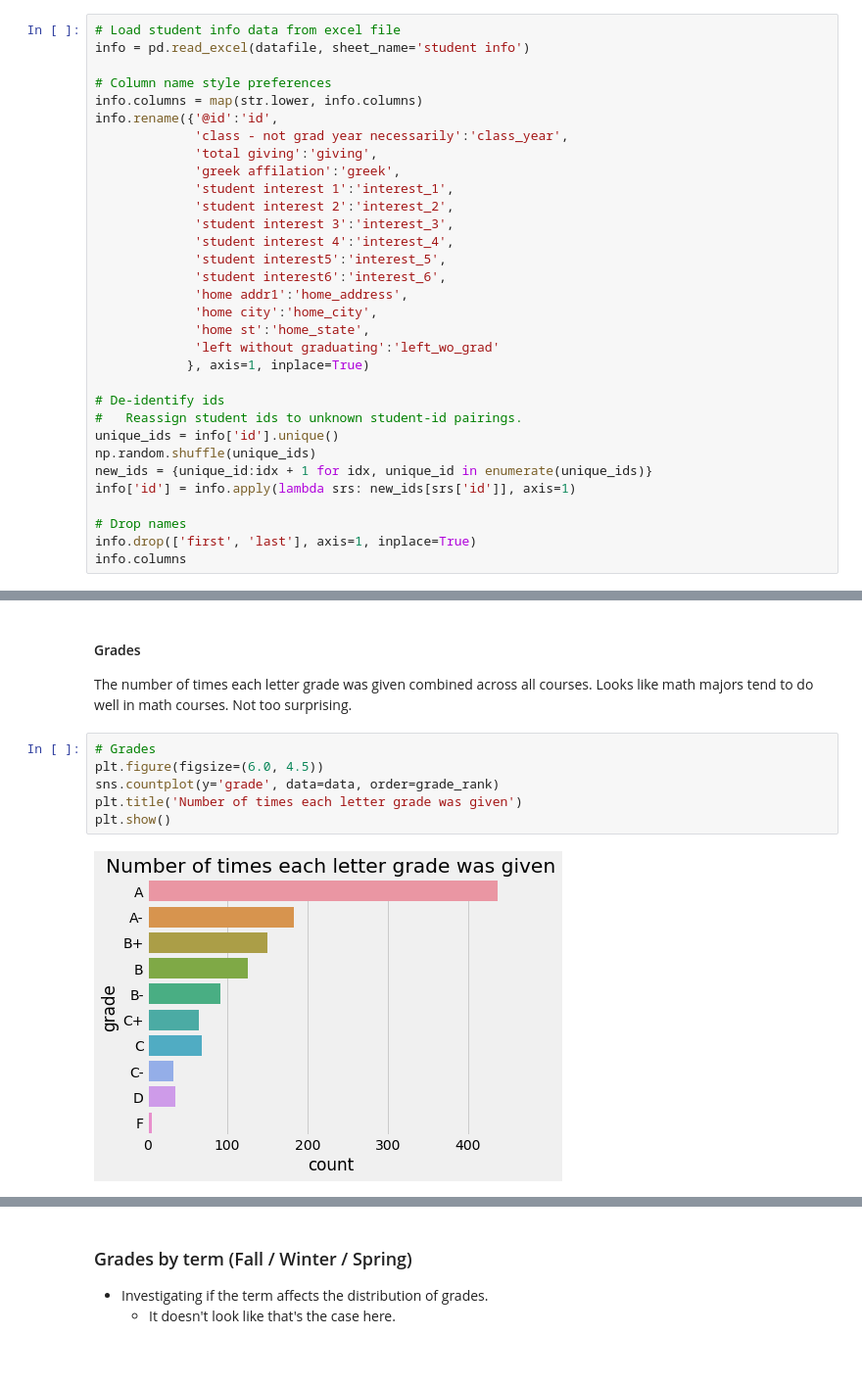
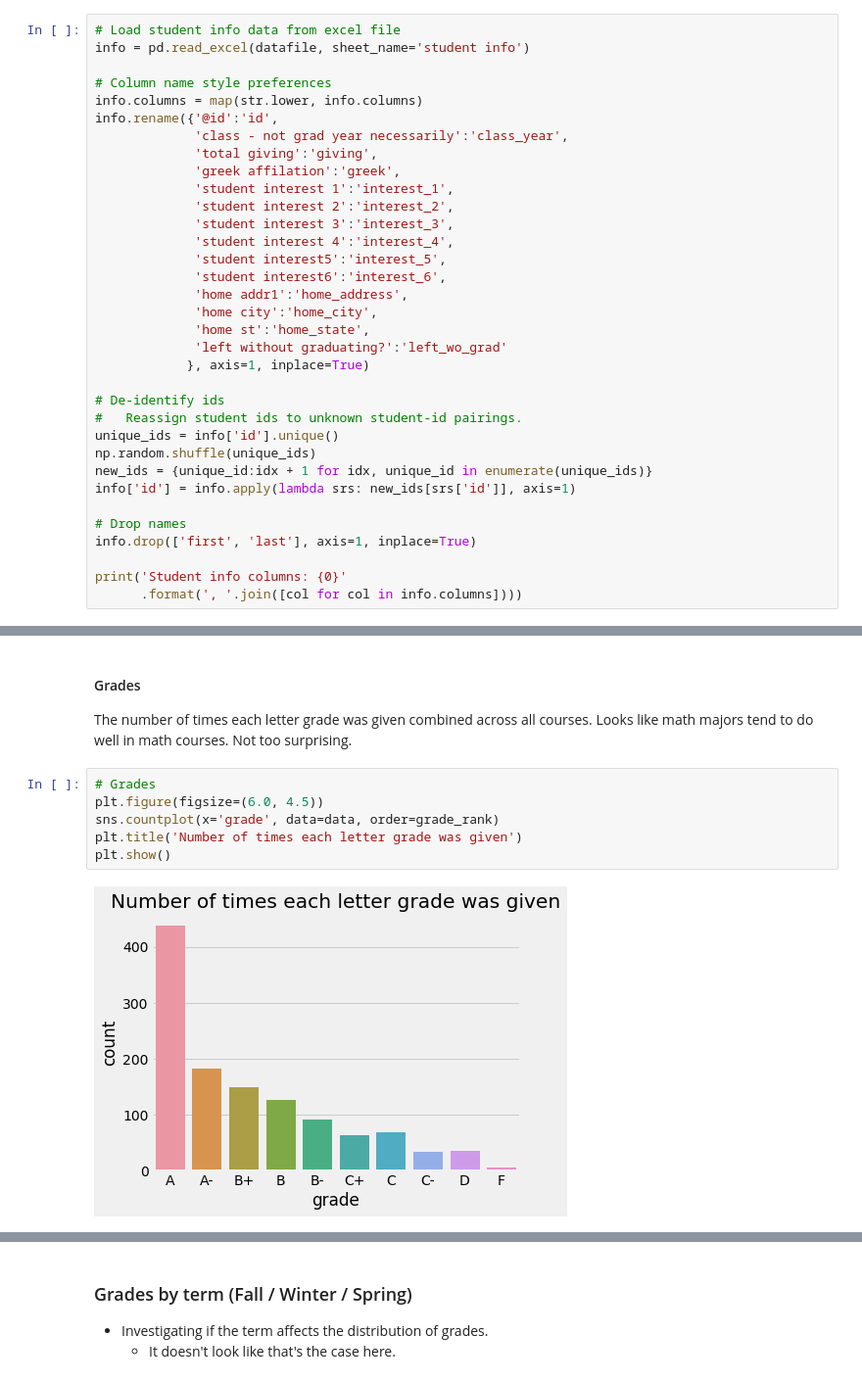
Before and after one commit to pmgasper/union_students, a Jupyter notebook: data_exploration.ipynb, the cells around one changed output, grey strips where cells are left out. Shown at 98% size. Cells and saved outputs as stored; diff of their text form.

```diff
--- a/data_exploration.ipynb
+++ b/data_exploration.ipynb
@@ -73,7 +73,7 @@ info.rename({'@id':'id',
              'home addr1':'home_address',
              'home city':'home_city',
              'home st':'home_state',
-             'left without graduating':'left_wo_grad'
+             'left without graduating?':'left_wo_grad'
             }, axis=1, inplace=True)
 
 # De-identify ids
@@ -85,5 +85,7 @@ info['id'] = info.apply(lambda srs: new_ids[srs['id']], axis=1)
 
 # Drop names
 info.drop(['first', 'last'], axis=1, inplace=True)
-info.columns
+
+print('Student info columns: {0}'
+      .format(', '.join([col for col in info.columns])))
 # %% [output]
@@ -220,8 +332,8 @@ The number of times each letter grade was given combined across all courses. Loo
 # %%
 # Grades
 plt.figure(figsize=(6.0, 4.5))
-sns.countplot(y='grade', data=data, order=grade_rank)
+sns.countplot(x='grade', data=data, order=grade_rank)
 plt.title('Number of times each letter grade was given')
 plt.show()
 # %% [output]
-[figure, old version]
+[figure, new version]
```
Also changed, not shown: parts of 46 cells of this notebook.
